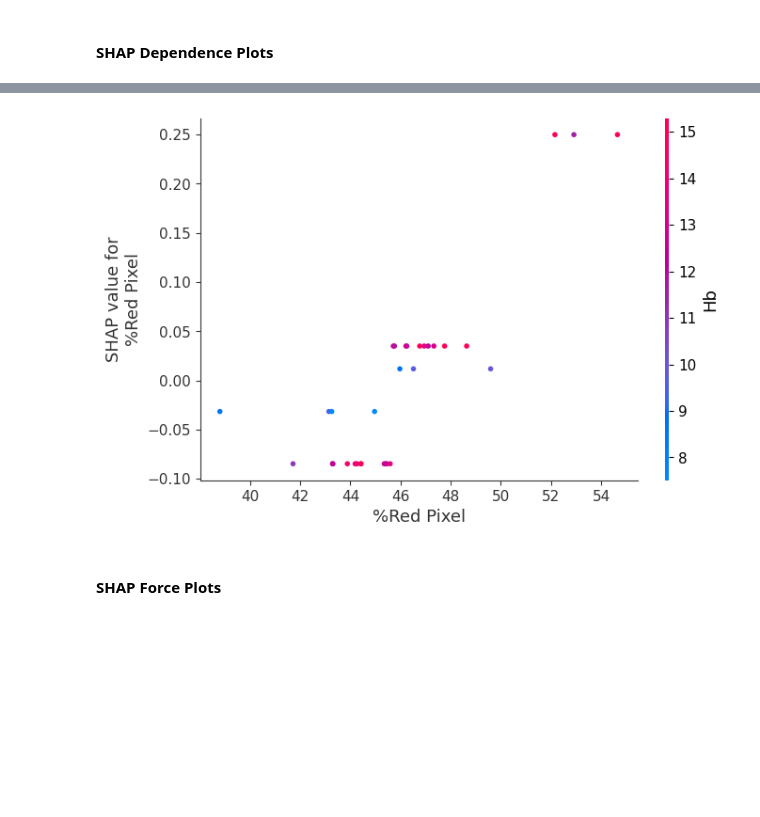
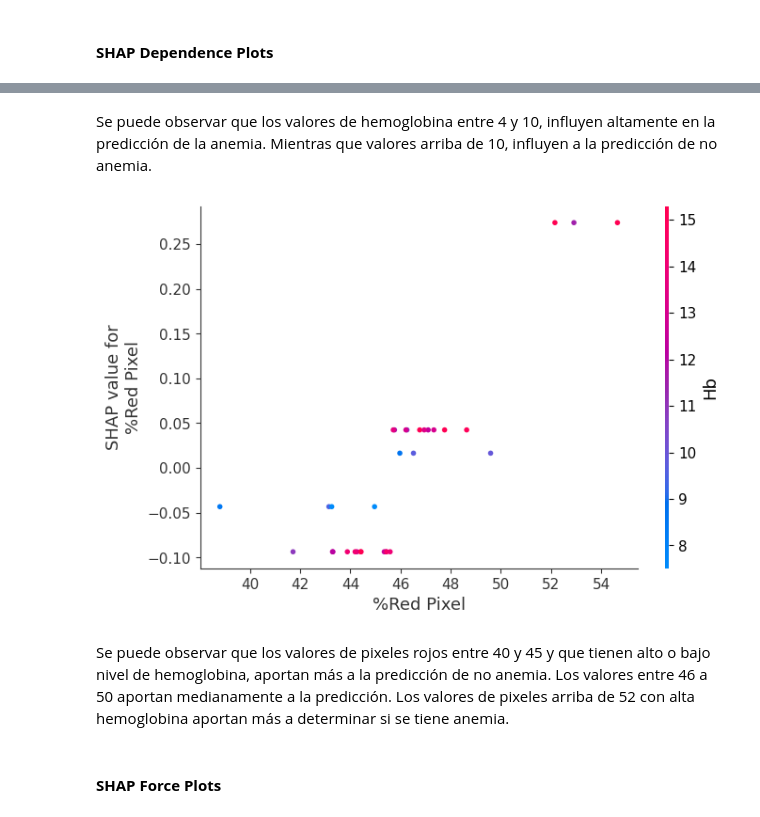
Before and after one commit to IPablo271/Proyecto-ResponsibleIA, a Jupyter notebook: Proyecto_1_RIA.ipynb, the cells around one changed output, grey strips where cells are left out. Drawn from its saved outputs; the diff is of its cells as text; code cells hidden in the pictures; blank space fills up the shorter version.

```diff
--- a/Proyecto_1_RIA.ipynb
+++ b/Proyecto_1_RIA.ipynb
@@ -245,9 +286,9 @@ X_train, X_test, y_train, y_test = train_test_split(X, y, test_size=0.3, random_
 # %%
 # Crear el modelo XGBoost
-model = xgb.XGBClassifier()
+model_XGB = xgb.XGBClassifier()
 
 # Entrenar el modelo
-model.fit(X_train, y_train)
+model_XGB.fit(X_train, y_train)
 # %% [output]
 XGBClassifier(base_score=None, booster=None, callbacks=None,
               colsample_bylevel=None, colsample_bynode=None,
@@ -311,3 +395,6 @@ shap_values = explainer.shap_values(X_test)
+# %%
+explainer_xgb = shap.TreeExplainer(model_XGB, X_test)
+shap_values_xgb = explainer_xgb.shap_values(X_test)
 # %% [markdown]
 #### **SHAP Summary Plot**
 # %%
@@ -319,7 +413,11 @@ shap.summary_plot(shap_values, X_test, plot_type="bar")
+# %% [markdown]
+Se puede observar que los valores de hemoglobina entre 4 y 10, influyen altamente en la predicción de la anemia. Mientras que valores arriba de 10, influyen a la predicción de no anemia.
 # %%
-# Dependence Plot para una característica específica, por ejemplo '%Red Pixel'
-shap.dependence_plot('%Red Pixel', shap_values, X_test)
+# Dependence Plot para una característica específica
+shap.dependence_plot('%Red Pixel', shap_values_xgb, X_test)
 # %% [output]
-[figure, old version]
+[figure, new version]
+# %% [markdown]
+Se puede observar que los valores de pixeles rojos entre 40 y 45 y que tienen alto o bajo nivel de hemoglobina, aportan más a la predicción de no anemia. Los valores entre 46 a 50 aportan medianamente a la predicción. Los valores de pixeles arriba de 52 con alta hemoglobina aportan más a determinar si se tiene anemia.
 # %% [markdown]
 #### **SHAP Force Plots**
```
Also changed, not shown: parts of 62 cells of this notebook, 1 other file.
